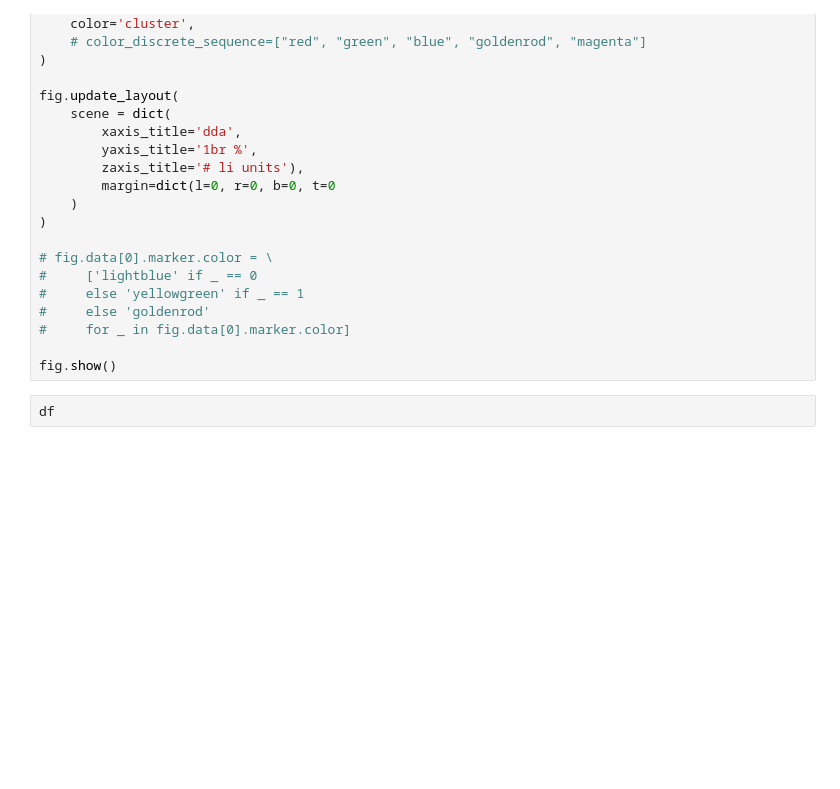
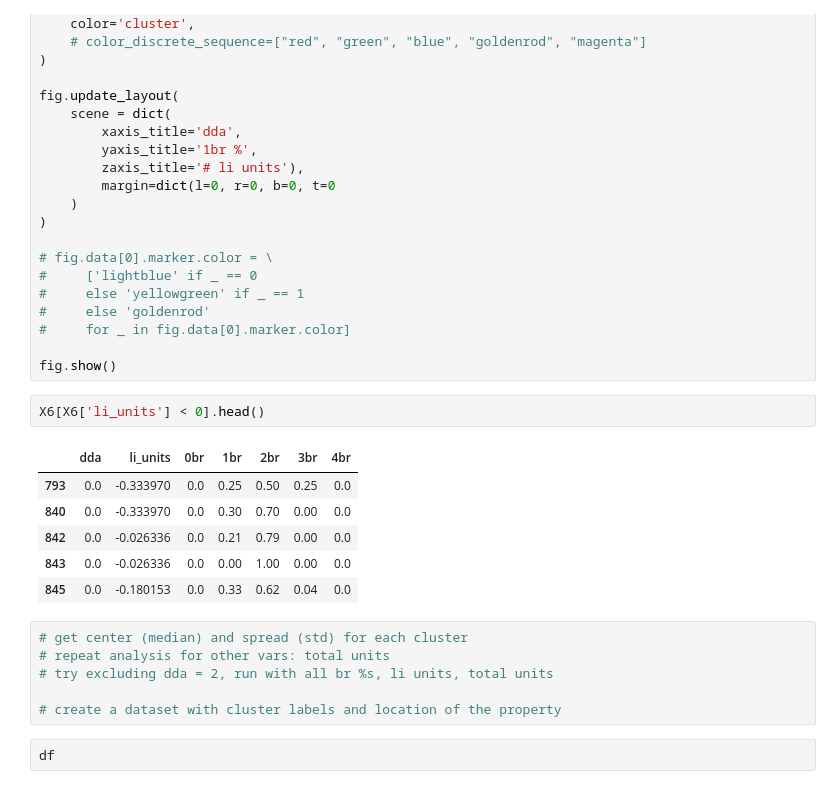
Before and after one commit to pndang/ULI-UCSD-H2H, a Jupyter notebook: LIHTC_analysis/clustering-analysis.ipynb, the cells around one changed output. Saved outputs shown, nothing was run; the diff lists cells and outputs as text; blank space fills up the shorter version.

```diff
--- a/LIHTC_analysis/clustering-analysis.ipynb
+++ b/LIHTC_analysis/clustering-analysis.ipynb
@@ -1019,6 +1019,21 @@ fig.update_layout(
 #     for _ in fig.data[0].marker.color]
 
 fig.show()
+# %%
+X6[X6['li_units'] < 0].head()
+# %% [output]
+|  | dda | li_units | 0br | 1br | 2br | 3br | 4br |
+| 793 | 0.0 | -0.333970 | 0.0 | 0.25 | 0.50 | 0.25 | 0.0 |
+| 840 | 0.0 | -0.333970 | 0.0 | 0.30 | 0.70 | 0.00 | 0.0 |
+| 842 | 0.0 | -0.026336 | 0.0 | 0.21 | 0.79 | 0.00 | 0.0 |
+| 843 | 0.0 | -0.026336 | 0.0 | 0.00 | 1.00 | 0.00 | 0.0 |
+| 845 | 0.0 | -0.180153 | 0.0 | 0.33 | 0.62 | 0.04 | 0.0 |
+# %%
+# get center (median) and spread (std) for each cluster
+# repeat analysis for other vars: total units
+# try excluding dda = 2, run with all br %s, li units, total units
+
+# create a dataset with cluster labels and location of the property
 # %%
 df
 # %% [output]
```
Also changed, not shown: parts of 3 cells of this notebook.
